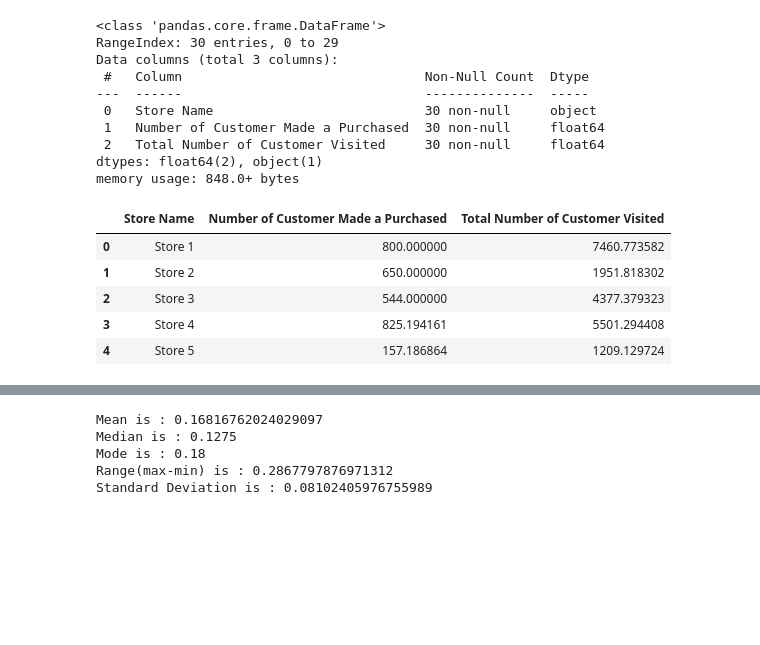
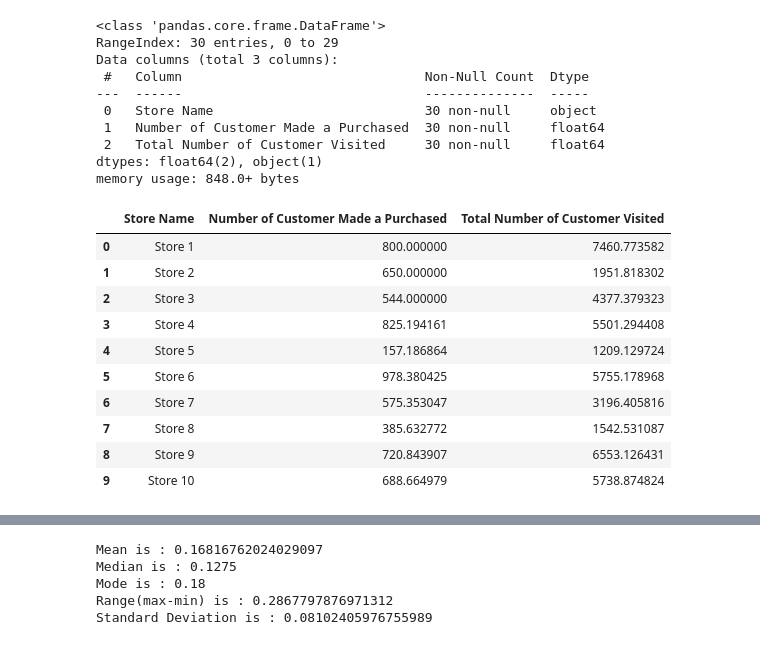
Before and after one commit to gaoqian310/Business_Intelligence_Project, a Jupyter notebook: BI_Project.ipynb, the cells around one changed output, grey strips where cells are left out. Drawn from its saved outputs; the diff is of its cells as text; code cells hidden in the pictures; blank space fills up the shorter version.

```diff
--- a/BI_Project.ipynb
+++ b/BI_Project.ipynb
@@ -94,13 +103,18 @@ Data columns (total 3 columns):
  2   Total Number of Customer Visited     30 non-null     float64
 dtypes: float64(2), object(1)
 memory usage: 848.0+ bytes
-# %%
-df.head()
-# %% [output]
-|  | Store Name | Number of Customer Made a Purchased | Total Number of Customer Visited |
-| 0 | Store 1 | 800.000000 | 7460.773582 |
-| 1 | Store 2 | 650.000000 | 1951.818302 |
-| 2 | Store 3 | 544.000000 | 4377.379323 |
-| 3 | Store 4 | 825.194161 | 5501.294408 |
-| 4 | Store 5 | 157.186864 | 1209.129724 |
+# %%
+df2.head(10)
+# %% [output]
+|  | Store Name | Number of Customer Made a Purchased | Total Number of Customer Visited |
+| 0 | Store 1 | 800.000000 | 7460.773582 |
+| 1 | Store 2 | 650.000000 | 1951.818302 |
+| 2 | Store 3 | 544.000000 | 4377.379323 |
+| 3 | Store 4 | 825.194161 | 5501.294408 |
+| 4 | Store 5 | 157.186864 | 1209.129724 |
+| 5 | Store 6 | 978.380425 | 5755.178968 |
+| 6 | Store 7 | 575.353047 | 3196.405816 |
+| 7 | Store 8 | 385.632772 | 1542.531087 |
+| 8 | Store 9 | 720.843907 | 6553.126431 |
+| 9 | Store 10 | 688.664979 | 5738.874824 |
 # %%
```
Also changed, not shown: parts of 22 cells of this notebook, 1 other file.
